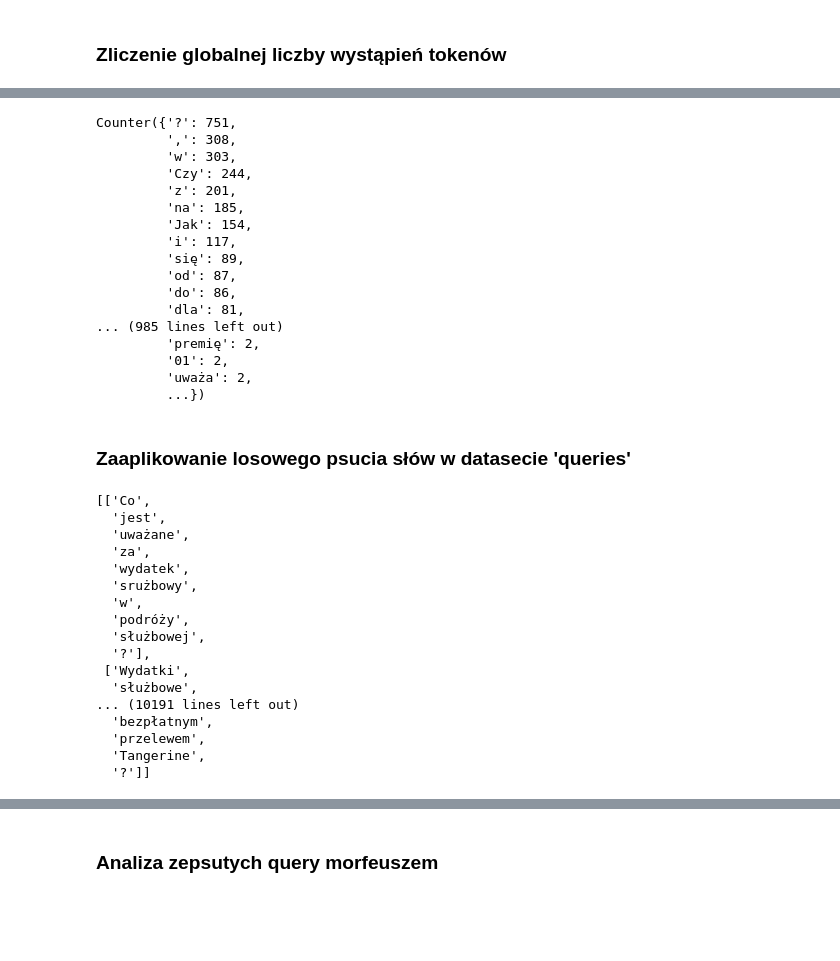
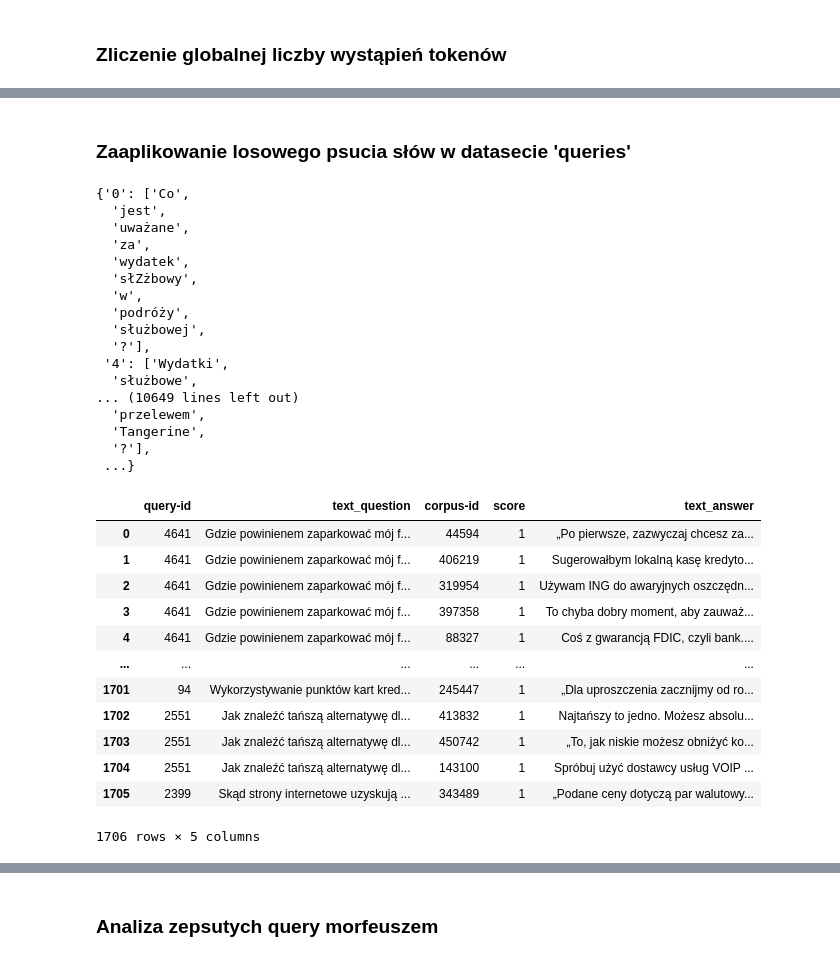
Before and after one commit to Wisien999/NLP-AGH, a Jupyter notebook: 3-levenshtein.ipynb, the cells around one changed output, grey strips where cells are left out. Cells and saved outputs as stored; diff of their text form; code cells hidden in the pictures; blank space fills up the shorter version.

```diff
--- a/3-levenshtein.ipynb
+++ b/3-levenshtein.ipynb
@@ -155,60 +159,42 @@ Counter({',': 52475,
          ...})
-# %%
-q_global_token_counts = Counter([])
-for counter in q_counts_all:
-    q_global_token_counts.update(counter)
-
-q_global_token_counts
-# %% [output]
-Counter({'?': 751,
-         ',': 308,
-         'w': 303,
-         'Czy': 244,
-         'z': 201,
-         'na': 185,
-         'Jak': 154,
-         'i': 117,
-         'się': 89,
-         'od': 87,
-         'do': 86,
-         'dla': 81,
-... (985 lines left out)
-         'premię': 2,
-         '01': 2,
-         'uważa': 2,
-         ...})
 # %% [markdown]
 ### Zaaplikowanie losowego psucia słów w datasecie 'queries'
 # %%
 import string
+from copy import deepcopy
 
-q_broken_tokens = q_tokens_all.copy()
+q_broken_tokens = dict()
+change = dict()
 
-for tokens in q_broken_tokens:
+for _id, tokens in q_tokens_all.items():
     i = random.randrange(len(tokens))
-    token = tokens[i]
+    token = tokens[i].text
     j = random.randrange(len(token))
 
     broken = token[:j] + random.choice(string.ascii_letters) + token[j+1:]
 
-    tokens[i] = broken
+    change[_id] = (i, tokens[i].idx, broken)
+    q_broken_tokens[_id] = []
+    for l in range(len(tokens)):
+        q_broken_tokens[_id].append(tokens[l].text)
+    q_broken_tokens[_id][i] = broken
 
 q_broken_tokens
 # %% [output]
-[['Co',
+{'0': ['Co',
   'jest',
   'uważane',
   'za',
   'wydatek',
-  'srużbowy',
+  'słZżbowy',
   'w',
   'podróży',
   'służbowej',
   '?'],
- ['Wydatki',
+ '4': ['Wydatki',
   'służbowe',
-... (10191 lines left out)
-  'bezpłatnym',
+... (10649 lines left out)
   'przelewem',
   'Tangerine',
-  '?']]
+  '?'],
+ ...}
@@ -314,0 +201,30 @@ except RequestError as e:
+# %%
+import pandas as pd
+from datasets import load_dataset
+
+fiqa_pl_qrels = load_dataset("clarin-knext/fiqa-pl-qrels", split='test').to_pandas()
+fiqa_pl_pd = load_dataset("clarin-knext/fiqa-pl", 'corpus', split='corpus').to_pandas()
+questions = load_dataset("clarin-knext/fiqa-pl", 'queries', split='queries').to_pandas()
+questions['_id'] = questions['_id'].astype(int)
+fiqa_pl_pd['_id'] = fiqa_pl_pd['_id'].astype(int)
+fiqa_pl_qrels['query-id'] = fiqa_pl_qrels['query-id'].astype(int)
+fiqa_pl_qrels['corpus-id'] = fiqa_pl_qrels['corpus-id'].astype(int)
+
+qa_intermediate = pd.merge(questions, fiqa_pl_qrels, left_on='_id', right_on='query-id')
+qa_pairs = pd.merge(qa_intermediate, fiqa_pl_pd, left_on='corpus-id', right_on='_id', suffixes=('_question', '_answer'))
+qa_pairs = qa_pairs[['query-id', 'text_question', 'corpus-id', 'score', 'text_answer']]
+qa_pairs
+# %% [output]
+|  | query-id | text_question | corpus-id | score | text_answer |
+| 0 | 4641 | Gdzie powinienem zaparkować mój f... | 44594 | 1 | „Po pierwsze, zazwyczaj chcesz za... |
+| 1 | 4641 | Gdzie powinienem zaparkować mój f... | 406219 | 1 | Sugerowałbym lokalną kasę kredyto... |
+| 2 | 4641 | Gdzie powinienem zaparkować mój f... | 319954 | 1 | Używam ING do awaryjnych oszczędn... |
+| 3 | 4641 | Gdzie powinienem zaparkować mój f... | 397358 | 1 | To chyba dobry moment, aby zauważ... |
+| 4 | 4641 | Gdzie powinienem zaparkować mój f... | 88327 | 1 | Coś z gwarancją FDIC, czyli bank.... |
+| ... | ... | ... | ... | ... | ... |
+| 1701 | 94 | Wykorzystywanie punktów kart kred... | 245447 | 1 | „Dla uproszczenia zacznijmy od ro... |
+| 1702 | 2551 | Jak znaleźć tańszą alternatywę dl... | 413832 | 1 | Najtańszy to jedno. Możesz absolu... |
+| 1703 | 2551 | Jak znaleźć tańszą alternatywę dl... | 450742 | 1 | „To, jak niskie możesz obniżyć ko... |
+| 1704 | 2551 | Jak znaleźć tańszą alternatywę dl... | 143100 | 1 | Spróbuj użyć dostawcy usług VOIP ... |
+| 1705 | 2399 | Skąd strony internetowe uzyskują ... | 343489 | 1 | „Podane ceny dotyczą par walutowy... |
+1706 rows × 5 columns
```
Also changed, not shown: parts of 17 cells of this notebook.
